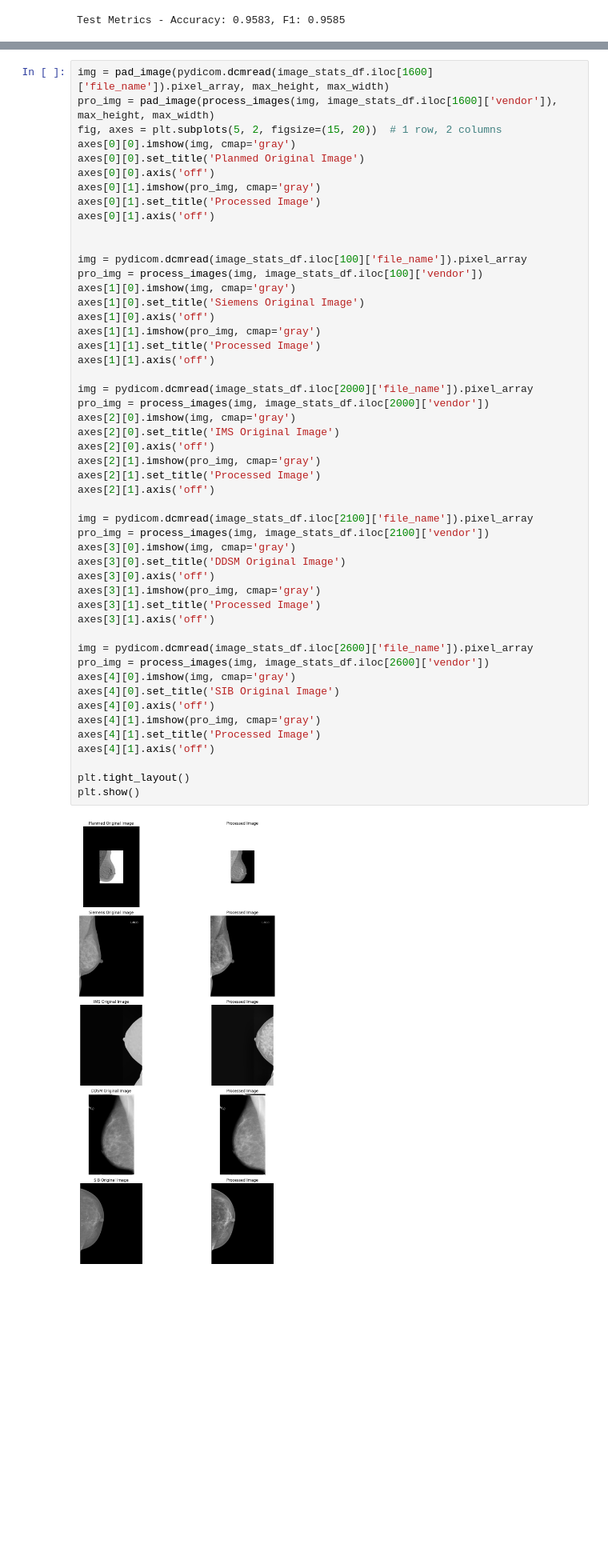
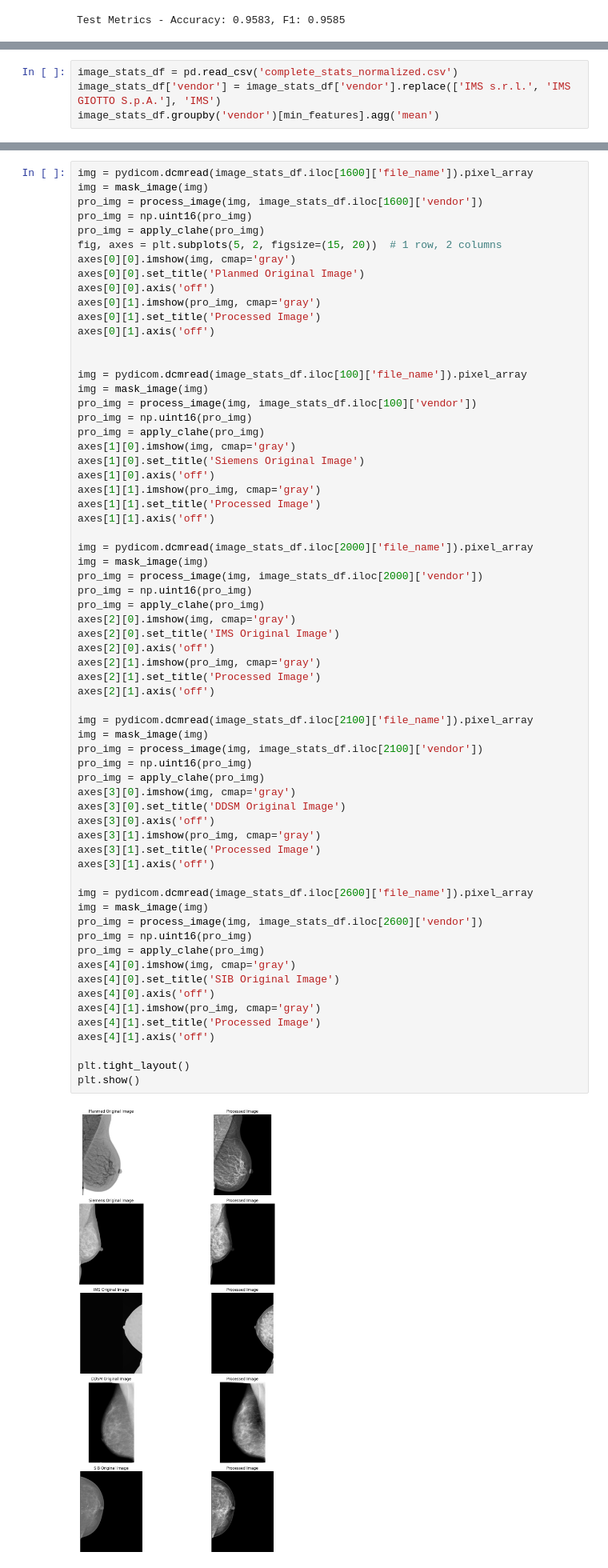
Before and after one commit to mickaeltardy/hera-mi-pmsd2024-homogeneous_mg, a Jupyter notebook: analysis.ipynb, the cells around one changed output, grey strips where cells are left out. Shown at 80% size. Saved outputs shown, nothing was run; the diff lists cells and outputs as text; blank space fills up the shorter version.

Commit message:
Final Processing iteration before moving on to classification pipeline

```diff
--- a/analysis.ipynb
+++ b/analysis.ipynb
@@ -434,0 +436,4 @@ image_stats_df.groupby('vendor')[min_features].agg('mean')
+# %%
+image_stats_df = pd.read_csv('complete_stats_normalized.csv')
+image_stats_df['vendor'] = image_stats_df['vendor'].replace(['IMS s.r.l.', 'IMS GIOTTO S.p.A.'], 'IMS')
+image_stats_df.groupby('vendor')[min_features].agg('mean')
@@ -489,6 +581,9 @@ Sample = 0.806
 # %%
-img = pad_image(pydicom.dcmread(image_stats_df.iloc[1600]['file_name']).pixel_array, max_height, max_width)
-pro_img = pad_image(process_images(img, image_stats_df.iloc[1600]['vendor']), max_height, max_width)
+img = pydicom.dcmread(image_stats_df.iloc[1600]['file_name']).pixel_array
+img = mask_image(img)
+pro_img = process_image(img, image_stats_df.iloc[1600]['vendor'])
+pro_img = np.uint16(pro_img)
+pro_img = apply_clahe(pro_img)
 fig, axes = plt.subplots(5, 2, figsize=(15, 20))  # 1 row, 2 columns
 axes[0][0].imshow(img, cmap='gray')
 axes[0][0].set_title('Planmed Original Image')
@@ -499,7 +594,10 @@ axes[0][1].axis('off')
 
 
 img = pydicom.dcmread(image_stats_df.iloc[100]['file_name']).pixel_array
-pro_img = process_images(img, image_stats_df.iloc[100]['vendor'])
+img = mask_image(img)
+pro_img = process_image(img, image_stats_df.iloc[100]['vendor'])
+pro_img = np.uint16(pro_img)
+pro_img = apply_clahe(pro_img)
 axes[1][0].imshow(img, cmap='gray')
 axes[1][0].set_title('Siemens Original Image')
 axes[1][0].axis('off')
@@ -507,34 +605,43 @@ axes[1][1].imshow(pro_img, cmap='gray')
 axes[1][1].set_title('Processed Image')
 axes[1][1].axis('off')
 
 img = pydicom.dcmread(image_stats_df.iloc[2000]['file_name']).pixel_array
-pro_img = process_images(img, image_stats_df.iloc[2000]['vendor'])
+img = mask_image(img)
+pro_img = process_image(img, image_stats_df.iloc[2000]['vendor'])
+pro_img = np.uint16(pro_img)
+pro_img = apply_clahe(pro_img)
 axes[2][0].imshow(img, cmap='gray')
 axes[2][0].set_title('IMS Original Image')
 axes[2][0].axis('off')
 axes[2][1].imshow(pro_img, cmap='gray')
 axes[2][1].set_title('Processed Image')
 axes[2][1].axis('off')
 
 img = pydicom.dcmread(image_stats_df.iloc[2100]['file_name']).pixel_array
-pro_img = process_images(img, image_stats_df.iloc[2100]['vendor'])
+img = mask_image(img)
+pro_img = process_image(img, image_stats_df.iloc[2100]['vendor'])
+pro_img = np.uint16(pro_img)
+pro_img = apply_clahe(pro_img)
 axes[3][0].imshow(img, cmap='gray')
 axes[3][0].set_title('DDSM Original Image')
 axes[3][0].axis('off')
 axes[3][1].imshow(pro_img, cmap='gray')
 axes[3][1].set_title('Processed Image')
 axes[3][1].axis('off')
 
 img = pydicom.dcmread(image_stats_df.iloc[2600]['file_name']).pixel_array
-pro_img = process_images(img, image_stats_df.iloc[2600]['vendor'])
+img = mask_image(img)
+pro_img = process_image(img, image_stats_df.iloc[2600]['vendor'])
+pro_img = np.uint16(pro_img)
+pro_img = apply_clahe(pro_img)
 axes[4][0].imshow(img, cmap='gray')
 axes[4][0].set_title('SIB Original Image')
 axes[4][0].axis('off')
 axes[4][1].imshow(pro_img, cmap='gray')
 axes[4][1].set_title('Processed Image')
 axes[4][1].axis('off')
 
 plt.tight_layout()
 plt.show()
 # %% [output]
-[figure, old version]
+[figure, new version]
```
Also changed, not shown: parts of 25 cells of this notebook, 1 other file.
